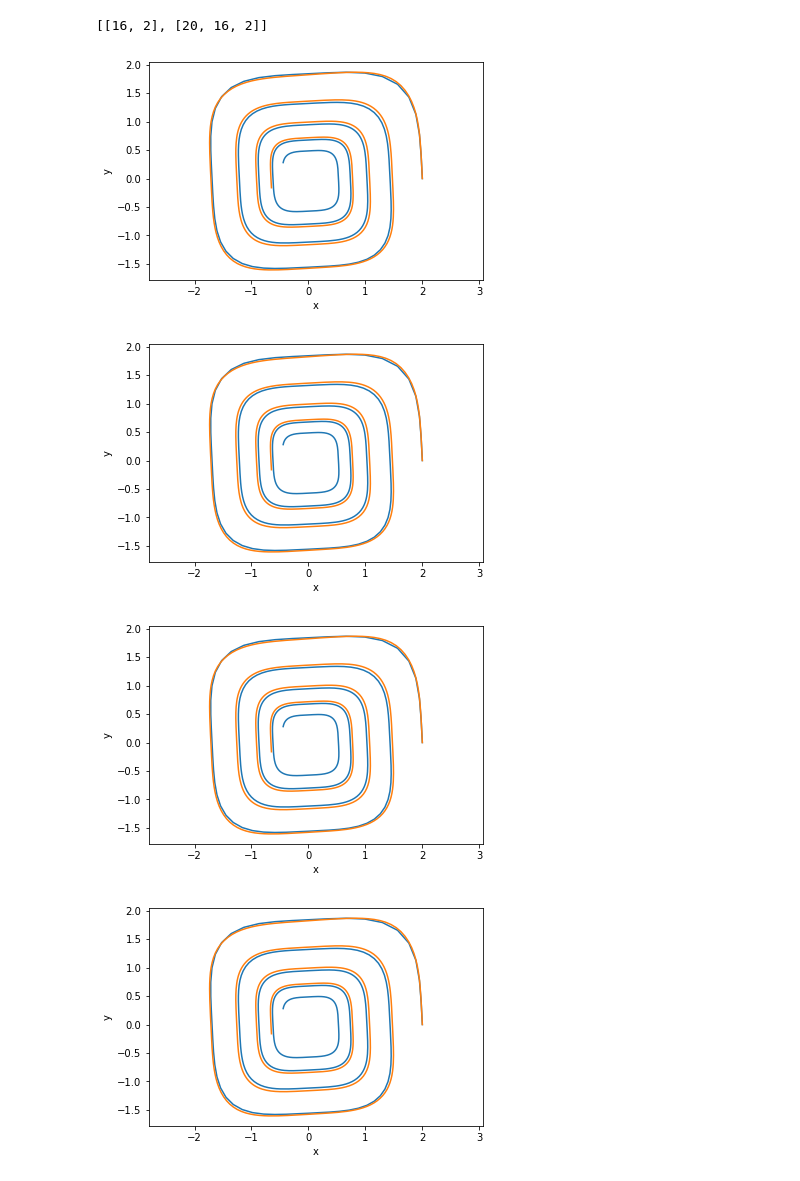
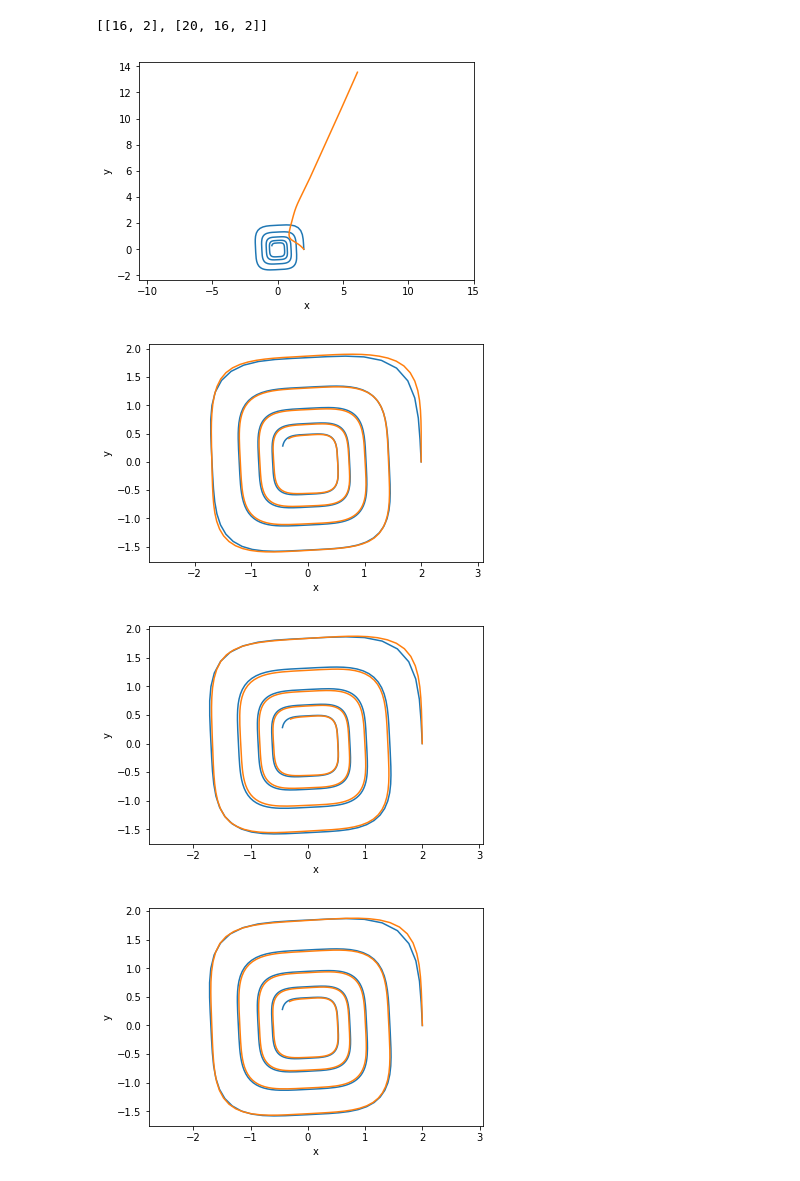
Before and after one commit to kmkolasinski/deep-learning-notes, a Jupyter notebook: seminars/Neural-ODE/1.Demo_spiral.ipynb, the cells around one changed output. Drawn from its saved outputs; the diff is of its cells as text; code cells hidden in the pictures.

```diff
--- a/seminars/Neural-ODE/1.Demo_spiral.ipynb
+++ b/seminars/Neural-ODE/1.Demo_spiral.ipynb
@@ -97,7 +93,7 @@ class ODEModel(tf.keras.Model):
 ## NeuralODE integrator with RK4 solver
 # %%
 model = ODEModel()
-neural_ode = NeuralODE(model, t = np.linspace(0, 1.0, batch_time))
+neural_ode = NeuralODE(model, t = t_grid[:batch_time])
 optimizer = tf.train.RMSPropOptimizer(learning_rate=1e-4)
 # %%
 def compute_gradients_and_update(batch_y0, batch_yN):
@@ -149,4 +145,5 @@ true_yN = tf.to_float([true_y[-100]])
 # %%
+true_yN = tf.to_float([true_y[-1]])
 neural_ode_extrapolation =  NeuralODE(model, t = np.linspace(0, 500.0, data_size))
 yN, states_history_model = neural_ode_extrapolation.forward(true_yN, return_states="numpy")
 plot_spiral([true_y, np.concatenate(states_history_model)])
@@ -171,9 +168,10 @@ def get_path_batch():
 [[16, 2], [20, 16, 2]]
 # %%
 model = ODEModel()
-neural_ode = NeuralODE(model, t = np.linspace(0, 1.0, batch_time))
+neural_ode = NeuralODE(model, t = t_grid[:batch_time])
+neural_ode_test = NeuralODE(model, t=t_grid)
 # %%
-optimizer = tf.train.AdamOptimizer(learning_rate=1e-3, beta2=0.99)
+optimizer = tf.train.MomentumOptimizer(learning_rate=1e-3, momentum=0.95)
 # %%
 def compute_gradients_and_update_path(batch_y0, batch_yN):
     with tf.GradientTape() as g:
@@ -191,17 +189,17 @@ def compute_gradients_and_update_path(batch_y0, batch_yN):
 compute_gradients_and_update_path = tfe.defun(compute_gradients_and_update_path)
 # %%
 loss_history = []
-for step in tqdm(range(niters)):
+for step in tqdm(range(niters+1)):
     batch_y0, batch_yN = get_path_batch()
     loss = compute_gradients_and_update_path(batch_y0, batch_yN)
     loss_history.append(loss.numpy())
 
     if step % 500 == 0:
         yN, states_history_model = neural_ode_test.forward(true_y0, return_states="numpy")
         plot_spiral([true_y, np.concatenate(states_history_model)])
         plt.show()
 # %% [output]
-[figure, old version]
+[figure, new version]
-[figure, old version]
+[figure, new version]
-[figure, old version]
+[figure, new version]
-[figure, old version]
+[figure, new version]
```
Also changed, not shown: parts of 9 cells of this notebook, 6 other files.
